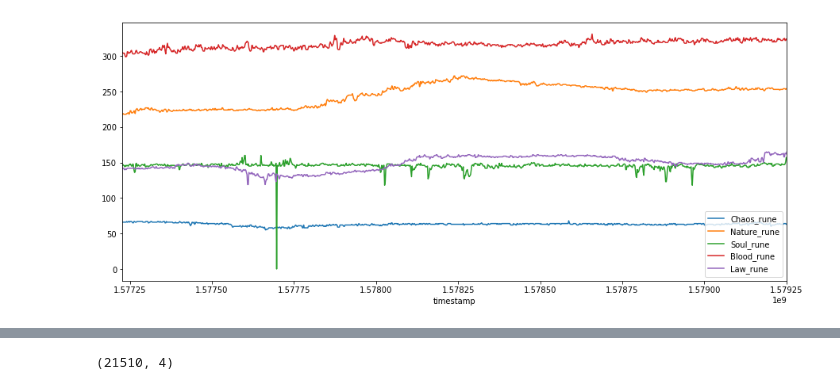
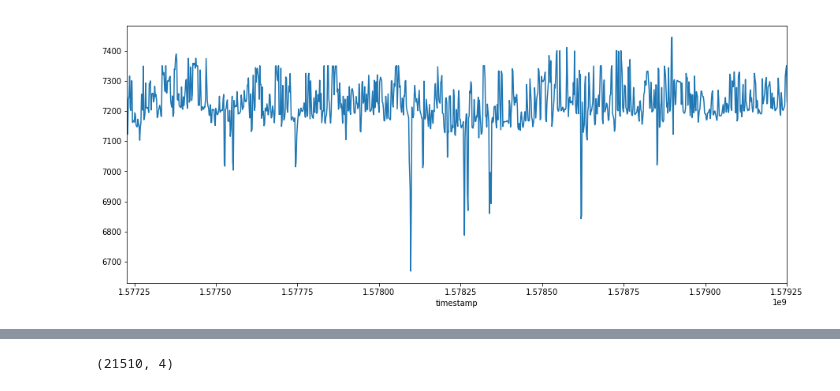
Before and after one commit to chriskok/GEPrediction-OSRS, a Jupyter notebook: feature_extraction_test.ipynb, the cells around one changed output, grey strips where cells are left out. Cells and saved outputs as stored; diff of their text form; code cells hidden in the pictures.

```diff
--- a/feature_extraction_test.ipynb
+++ b/feature_extraction_test.ipynb
@@ -24,7 +24,8 @@ df2 = df2.set_index('timestamp')
 # %%
 dropped = df.drop_duplicates()
 dropped2 = df2.drop_duplicates()
-runes = dropped[['Chaos_rune', 'Nature_rune', 'Soul_rune', 'Blood_rune', 'Law_rune']]
-runes2 = dropped2[['Chaos_rune', 'Nature_rune', 'Soul_rune', 'Blood_rune', 'Law_rune']]
+selected = dropped[['Chaos_rune', 'Nature_rune', 'Soul_rune', 'Blood_rune', 'Law_rune', 'Rune_axe']]
+selected = selected.replace(to_replace=0, method='ffill')
+selected2 = dropped2[['Chaos_rune', 'Nature_rune', 'Soul_rune', 'Blood_rune', 'Law_rune']]
 # y = runes.reset_index()['Chaos_rune']
 # %%
@@ -55,8 +49,8 @@ runes.head()
 # extracted_features = extract_features(stacked, column_id="var_name", column_sort="timestamp")
 # impute(extracted_features)
 # %%
-runes.plot(figsize=(15, 6))
+selected['Rune_axe'].plot(figsize=(15, 6))
 plt.show()
 # %% [output]
-[figure, old version]
+[figure, new version]
 # %%
```
Also changed, not shown: parts of 11 cells of this notebook.
